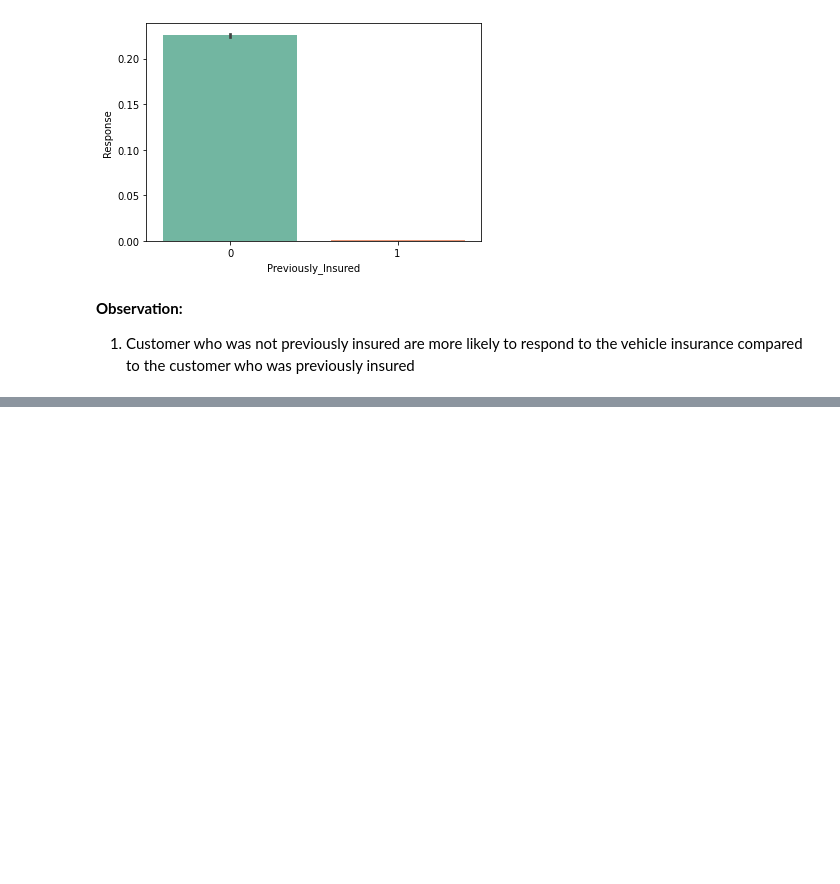
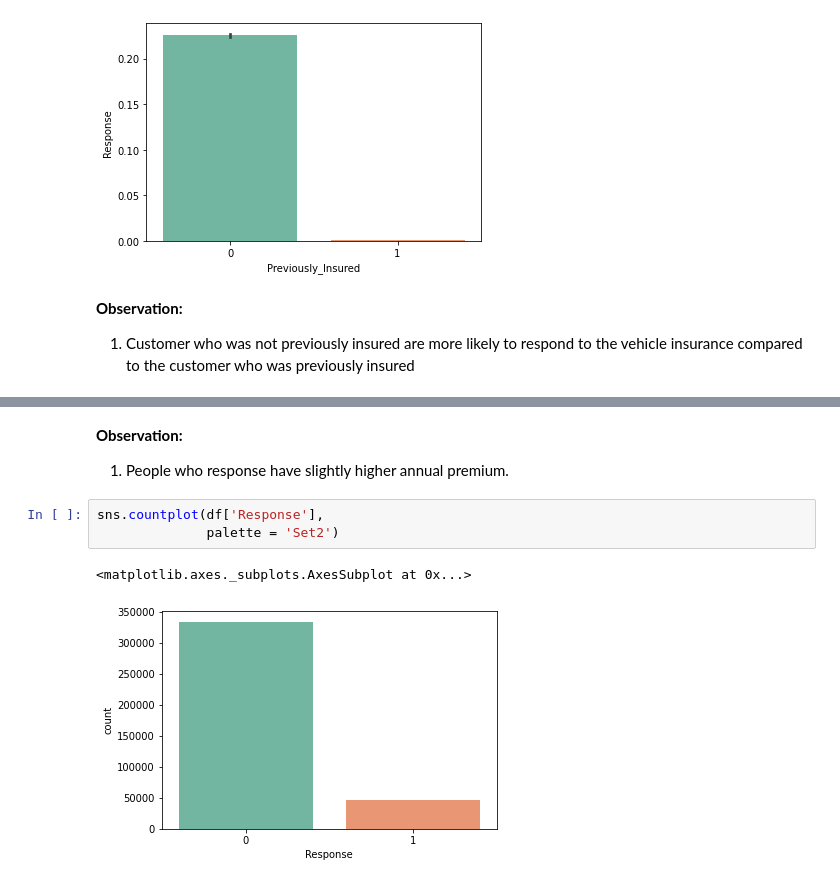
Before and after one commit to anupstar100/Google-Play-Store-App-Review-EDA-, a Jupyter notebook: SML_Capstone_Project_HEALTH_INSURANCE_CROSS_SELL_PREDICTION.ipynb, the cells around one changed output, grey strips where cells are left out. Cells and saved outputs as stored; diff of their text form; blank space fills up the shorter version.

```diff
--- a/SML_Capstone_Project_HEALTH_INSURANCE_CROSS_SELL_PREDICTION.ipynb
+++ b/SML_Capstone_Project_HEALTH_INSURANCE_CROSS_SELL_PREDICTION.ipynb
@@ -482,0 +491,9 @@ sns.barplot(x = df['Previously_Insured'],
+# %% [markdown]
+**Observation:**
+1. People who response have slightly higher annual premium.
+# %%
+sns.countplot(df['Response'],
+              palette = 'Set2')
+# %% [output]
+<matplotlib.axes._subplots.AxesSubplot at 0x...>
+[figure, added]
```
Also changed, not shown: parts of 37 cells of this notebook.
